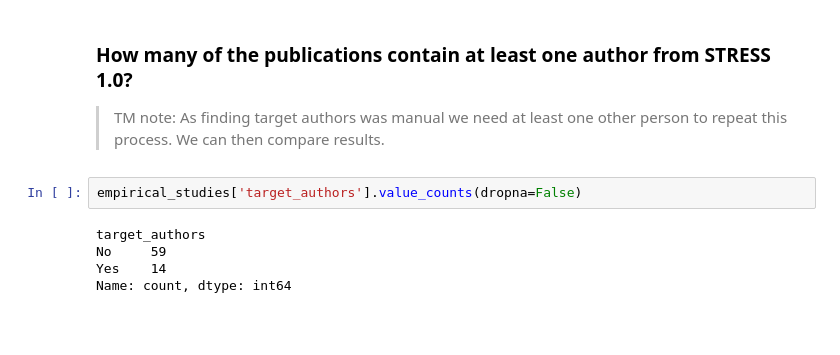
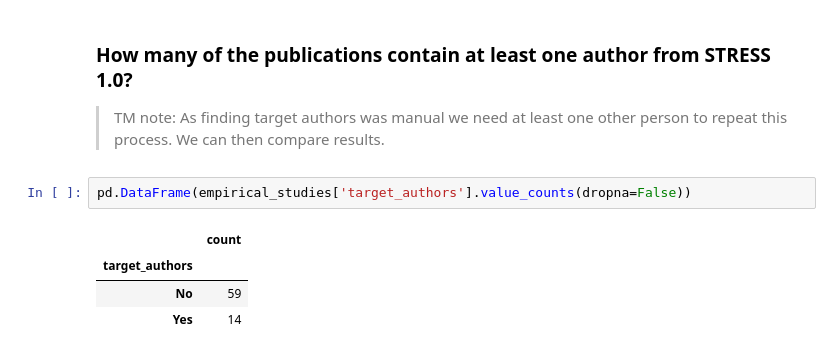
Before and after one commit to pythonhealthdatascience/stress_update, a Jupyter notebook: quarto_site/03_results/03_analysis.ipynb, the cells around one changed output. Drawn from its saved outputs; the diff is of its cells as text; blank space fills up the shorter version.

```diff
--- a/quarto_site/03_results/03_analysis.ipynb
+++ b/quarto_site/03_results/03_analysis.ipynb
@@ -401,9 +376,9 @@ plt.show()
 
 > TM note: As finding target authors was manual we need at least one other person to repeat this process. We can then compare results.
 # %%
-empirical_studies['target_authors'].value_counts(dropna=False)
+pd.DataFrame(empirical_studies['target_authors'].value_counts(dropna=False))
 # %% [output]
-target_authors
-No     59
-Yes    14
-Name: count, dtype: int64
+|  | count |
+| target_authors |  |
+| No | 59 |
+| Yes | 14 |
```
Also changed, not shown: parts of 5 cells of this notebook, 4 other files.
